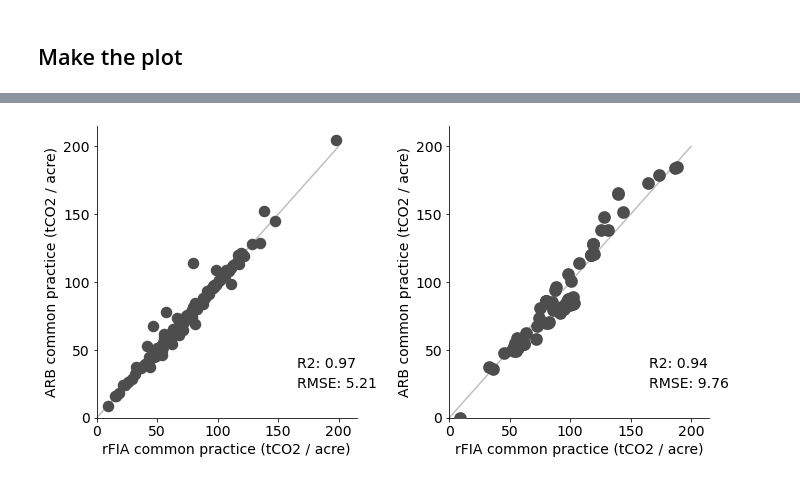
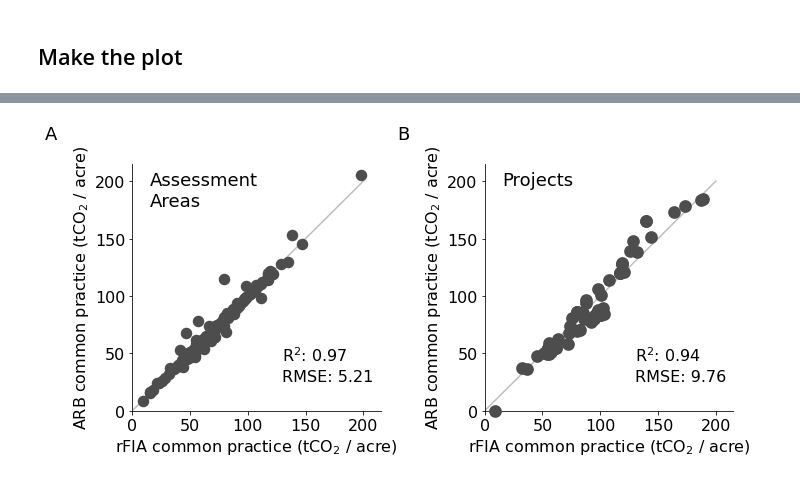
Before and after one commit to carbonplan/forest-offsets-paper, a Jupyter notebook: notebooks/Supplementary-Figure-2.ipynb, the cells around one changed output, grey strips where cells are left out. Saved outputs shown, nothing was run; the diff lists cells and outputs as text; code cells hidden in the pictures.

```diff
--- a/notebooks/Supplementary-Figure-2.ipynb
+++ b/notebooks/Supplementary-Figure-2.ipynb
@@ -37,8 +37,7 @@ plt.rcParams.update({"font.size": 14, "svg.fonttype": "none"})
 
 fig, axs = plt.subplots(1, 2, figsize=[10, 5])
 
-axs[0].spines["right"].set_visible(False)
-axs[0].spines["top"].set_visible(False)
+
 axs[0].scatter(
     df_aa["rfia"],
     df_aa["common_practice"],
@@ -48,51 +47,53 @@ axs[0].scatter(
     lw=1.5,
     label="Common practice",
     zorder=10,
+    clip_on=False
 )
-axs[0].plot([0, 200], [0, 200], '-', color=(0.75, 0.75, 0.75))
-axs[0].set_ylim([0, 215])
-axs[0].set_xlim([0, 215])
-axs[0].set_xticks([0, 50, 100, 150, 200])
-axs[0].set_yticks([0, 50, 100, 150, 200])
-axs[0].set_ylabel("ARB common practice (tCO2 / acre)")
-axs[0].set_xlabel("rFIA common practice (tCO2 / acre)")
-axs[0].annotate(f'R2: {np.corrcoef([df_aa["rfia"], df_aa["common_practice"]])[0,1] ** 2:.2f}',xy=(200, 50), xycoords='axes points')
-axs[0].annotate(f'RMSE: {np.sqrt(np.mean((df_aa["rfia"] - df_aa["common_practice"]) ** 2)):.2f}',xy=(200, 30), xycoords='axes points')
 
-axs[1].spines["right"].set_visible(False)
-axs[1].spines["top"].set_visible(False)
+axs[0].annotate(f'R$^2$: {np.corrcoef([df_aa["rfia"], df_aa["common_practice"]])[0,1] ** 2:.2f}',xy=(150, 50), xycoords='axes points', fontsize=16)
+axs[0].annotate(f'RMSE: {np.sqrt(np.mean((df_aa["rfia"] - df_aa["common_practice"]) ** 2)):.2f}',xy=(150, 30), xycoords='axes points', fontsize=16)
+
 axs[1].scatter(
     df_projects["recalculated"],
     df_projects["project_reported"],
     marker=".",
     s=500,
     color=".3",
     lw=1.5,
     label="Common practice",
     zorder=10,
+    clip_on=False,
 )
-axs[1].plot([0, 200], [0, 200], '-', color=(0.75, 0.75, 0.75))
-axs[1].set_ylim([0, 215])
-axs[1].set_xlim([0, 215])
-axs[1].set_xticks([0, 50, 100, 150, 200])
-axs[1].set_yticks([0, 50, 100, 150, 200])
-axs[1].set_ylabel("ARB common practice (tCO2 / acre)")
-axs[1].set_xlabel("rFIA common practice (tCO2 / acre)")
-axs[1].annotate(f'R2: {np.corrcoef([df_projects["project_reported"], df_projects["recalculated"]])[0,1] ** 2:.2f}',xy=(200, 50), xycoords='axes points')
-axs[1].annotate(f'RMSE: {np.sqrt(np.mean((df_projects["project_reported"] - df_projects["recalculated"]) ** 2)):.2f}',xy=(200, 30), xycoords='axes points')
+
+axs[1].annotate(f'R$^2$: {np.corrcoef([df_projects["project_reported"], df_projects["recalculated"]])[0,1] ** 2:.2f}',xy=(150, 50), xycoords='axes points', fontsize=16)
+axs[1].annotate(f'RMSE: {np.sqrt(np.mean((df_projects["project_reported"] - df_projects["recalculated"]) ** 2)):.2f}',xy=(150, 30), xycoords='axes points', fontsize=16)
+
+for ax, label, kind in zip(axs, ['A', 'B'], ['Assessment\nAreas', 'Projects']):
+    ax.spines["right"].set_visible(False)
+    ax.spines["top"].set_visible(False)
+    ax.plot([0, 200], [0, 200], '-', color=(0.75, 0.75, 0.75))
+    ax.set_ylim([0, 215])
+    ax.set_xlim([0, 215])
+    ax.set_xticks([0, 50, 100, 150, 200])
+    ax.set_yticks([0, 50, 100, 150, 200])
+    ax.tick_params(labelsize=16)
+    ax.set_ylabel("ARB common practice (tCO$_2$ / acre)", fontsize=16)
+    ax.set_xlabel("rFIA common practice (tCO$_2$ / acre)", fontsize=16)
+    ax.annotate(label, xy=(-.35, 1.1), xycoords='axes fraction', fontsize=18)
+    ax.annotate(kind, xy=(0.07, 0.97), xycoords='axes fraction', fontsize=18, va='top')
 
 fname = "Supplementary-Figure-2.svg"
 if "BLOB_ACCOUNT_KEY" in os.environ:
     with fsspec.open(
         f"az://carbonplan-retro/figures/raw/{fname}",
         "w",
         account_name="carbonplan",
         account_key=os.environ["BLOB_ACCOUNT_KEY"],
     ) as f:
         fig.savefig(f, format="svg")
 else:
     plt.savefig(fname)
 
 fig.tight_layout()
 # %% [output]
-[figure, old version]
+[figure, new version]
```
Also changed, not shown: parts of 1 cell of this notebook, 1 other file.
